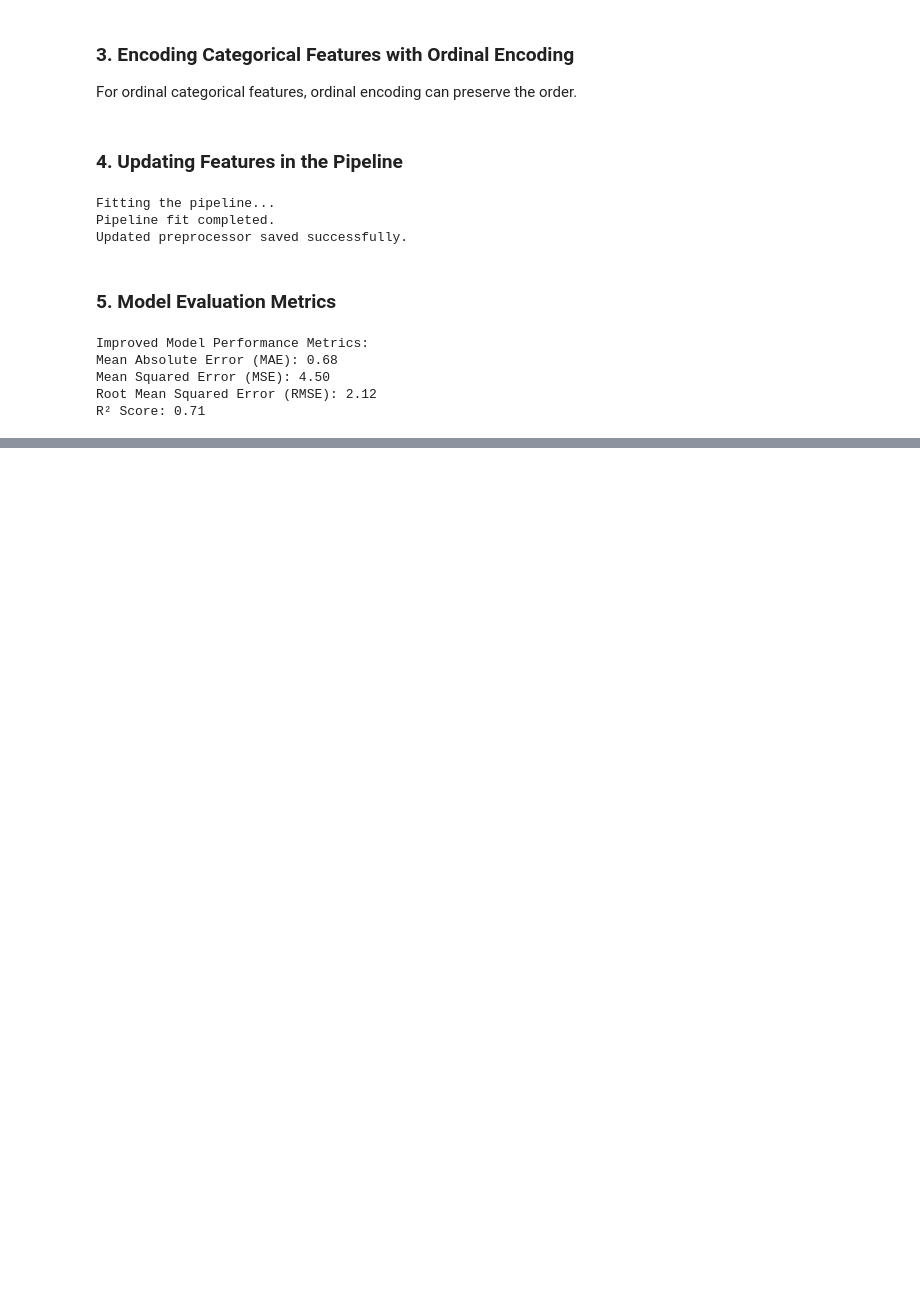
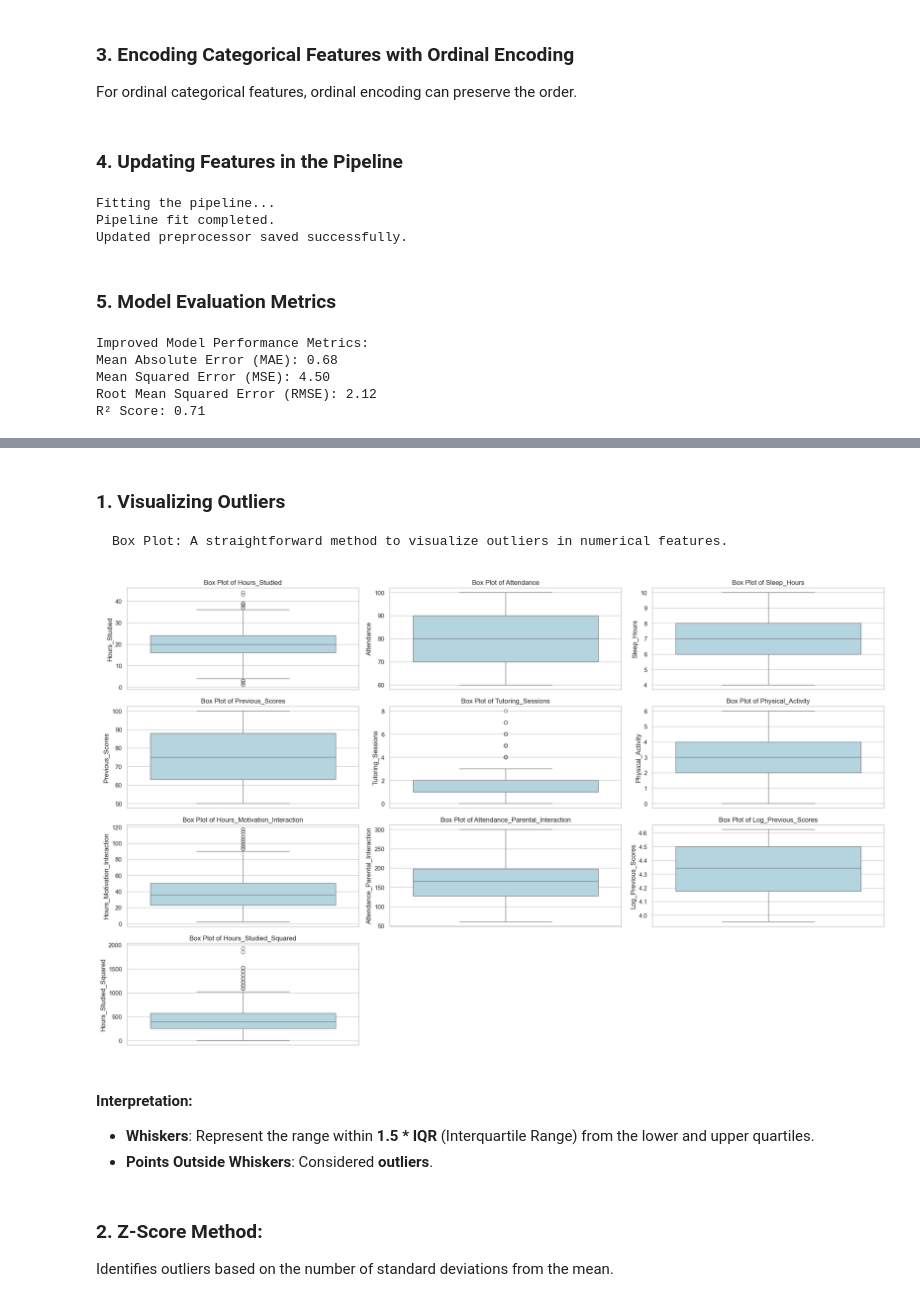
Before and after one commit to adirelm/TDS_student_performance_analysis_part2, a Jupyter notebook: TDS_student_performance_analysis_part2.ipynb, the cells around one changed output, grey strips where cells are left out. Saved outputs shown, nothing was run; the diff lists cells and outputs as text; code cells hidden in the pictures; blank space fills up the shorter version.

Commit message:
Outliers

```diff
--- a/TDS_student_performance_analysis_part2.ipynb
+++ b/TDS_student_performance_analysis_part2.ipynb
@@ -350,0 +355,24 @@ R² Score: 0.71
+# %% [markdown]
+### 1. Visualizing Outliers
+
+    Box Plot: A straightforward method to visualize outliers in numerical features.
+# %%
+# Plotting box plots for numerical features
+plt.figure(figsize=(20, 15))
+for i, feature in enumerate(numeric_features, 1):
+    plt.subplot(5, 3, i)
+    sns.boxplot(y=X_train[feature], color='lightblue')
+    plt.title(f'Box Plot of {feature}')
+plt.tight_layout()
+plt.show()
+# %% [output]
+[figure, added]
+# %% [markdown]
+#### Interpretation:
+
+- **Whiskers**: Represent the range within **1.5 * IQR** (Interquartile Range) from the lower and upper quartiles.
+- **Points Outside Whiskers**: Considered **outliers**.
+# %% [markdown]
+### 2. Z-Score Method:
+
+Identifies outliers based on the number of standard deviations from the mean.
```
Also changed, not shown: parts of 15 cells of this notebook.
